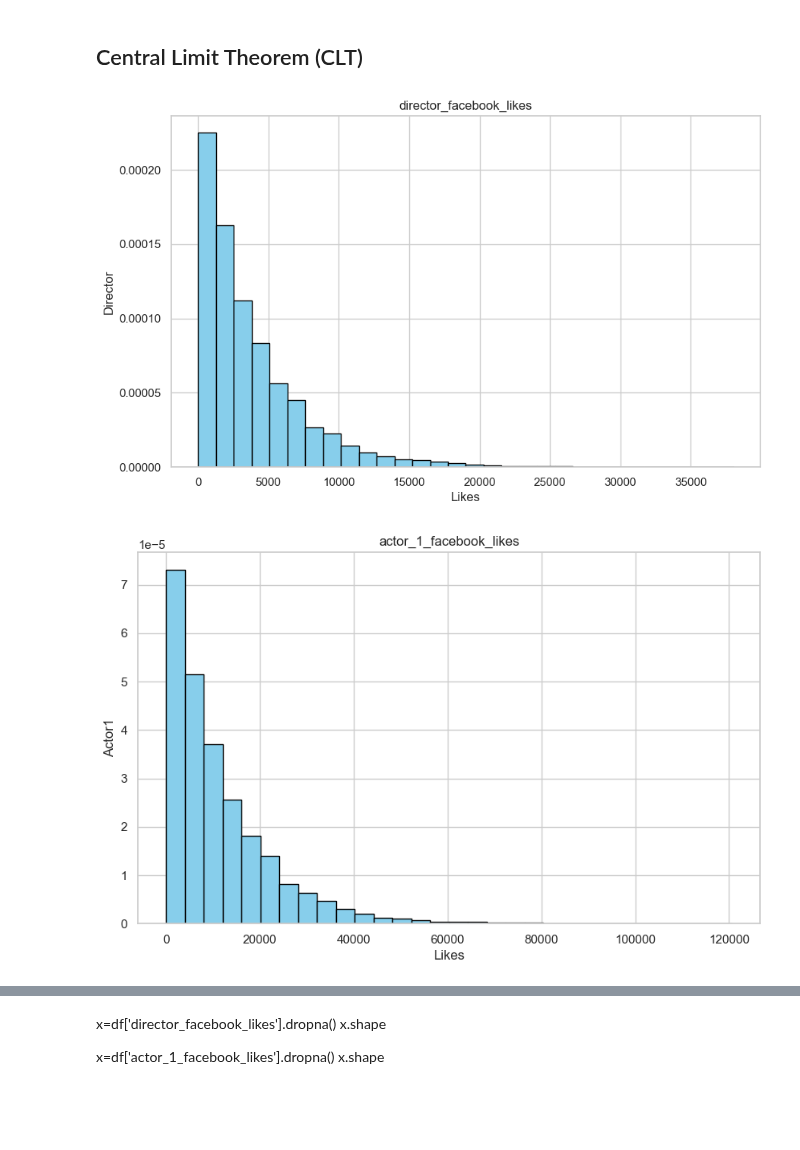
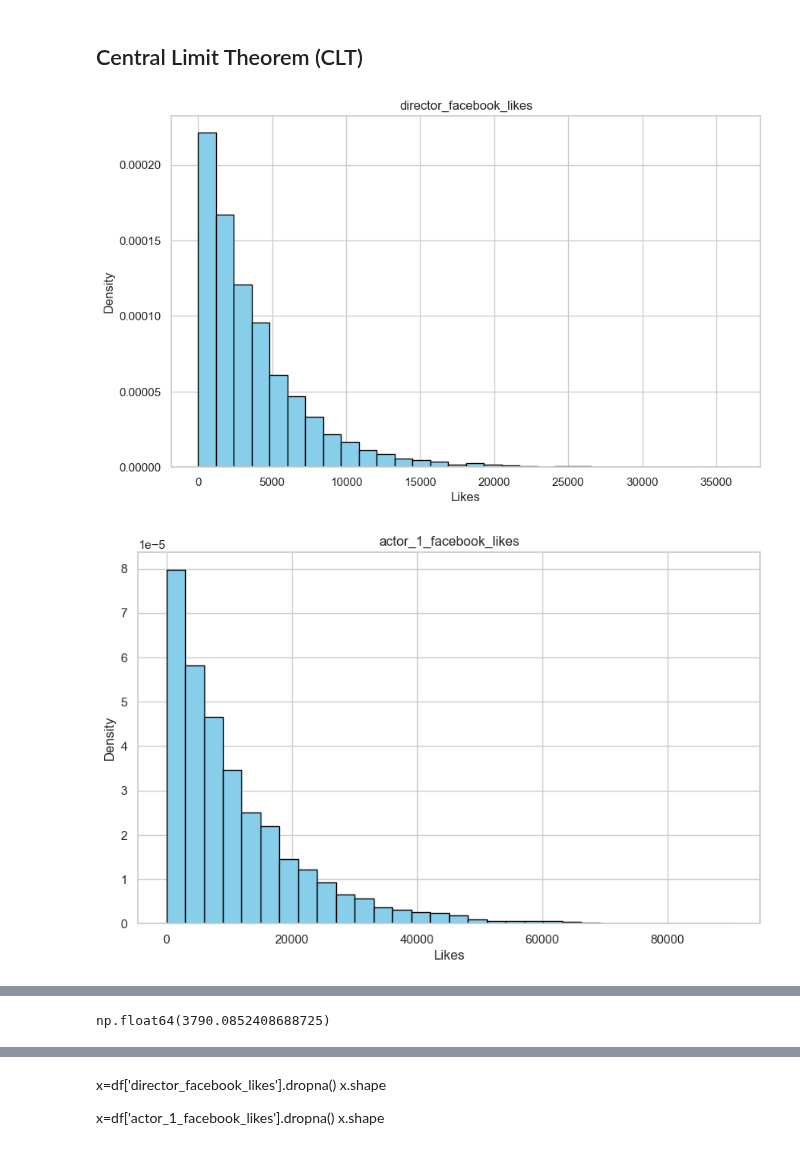
Before and after one commit to 2026362-Silvia/Statistic, a Jupyter notebook: 2026362_SilviaSolanoMarchini_Statistic.ipynb, the cells around one changed output, grey strips where cells are left out. Drawn from its saved outputs; the diff is of its cells as text; code cells hidden in the pictures; blank space fills up the shorter version.

```diff
--- a/2026362_SilviaSolanoMarchini_Statistic.ipynb
+++ b/2026362_SilviaSolanoMarchini_Statistic.ipynb
@@ -1274,28 +1330,28 @@ Name: cast_total_facebook_likes, dtype: Int64
 ## Central Limit Theorem (CLT)
 # %%
 #Define facebook likes parameter
-director_facebook_likes_mean = 1128.0613535736875
-director_facebook_likes_std = 3750.2515259991123
+mean_director_facebook_likes = df["director_facebook_likes"].mean()
+director_facebook_likes_std = df["director_facebook_likes"].std()
 sample_size = 10
 num_samples = 1000
 
-actor_1_facebook_likes_mean = 9776.698817672683
-actor_1_facebook_likes_std = 11382.197686496578
+mean_actor_1_facebook_likes = df["actor_1_facebook_likes"].mean()
+actor_1_facebook_likes_std = df["actor_1_facebook_likes"].std()
 sample_size = 10
 num_samples = 1000
 
-actor_2_facebook_likes_mean = 2874.4825653798257
-actor_2_facebook_likes_std = 5776.938315810571
+mean_actor_2_facebook_likes = df["actor_2_facebook_likes"].mean()
+actor_2_facebook_likes_std = df["actor_2_facebook_likes"].std()
 sample_size = 10
 num_samples = 1000
 
-actor_3_facebook_likes_mean = 1119.8660436137072
-actor_3_facebook_likes_std = 2568.8520401852074
+mean_actor_3_facebook_likes = df["actor_3_facebook_likes"].mean()
+actor_3_facebook_likes_std = df["actor_3_facebook_likes"].std()
 sample_size = 10
 num_samples = 1000
 
-cast_total_facebook_likes_mean = 15042.782202862476
-cast_total_facebook_likes_std = 17862.84452977049
+mean_cast_total_facebook_likes = df["cast_total_facebook_likes"].mean()
+cast_total_facebook_likes_std = df["cast_total_facebook_likes"].std()
 sample_size = 10
 num_samples = 1000
 # %%
@@ -1316,35 +1372,35 @@ cast_total_facebook_likes = np.random.exponential(scale=cast_total_facebook_like
 # %%
 # Plot the distribution of the facebook likes data
 plt.figure(figsize=(10, 6))
 plt.hist(director_facebook_likes, bins=30, density=True, color='skyblue', edgecolor='black')
 plt.title('director_facebook_likes')
 plt.xlabel('Likes')
-plt.ylabel('Director')
+plt.ylabel('Density')
 
 plt.figure(figsize=(10, 6))
 plt.hist(actor_1_facebook_likes, bins=30, density=True, color='skyblue', edgecolor='black')
 plt.title('actor_1_facebook_likes')
 plt.xlabel('Likes')
-plt.ylabel('Actor1')
+plt.ylabel('Density')
 
 plt.figure(figsize=(10, 6))
 plt.hist(actor_2_facebook_likes, bins=30, density=True, color='skyblue', edgecolor='black')
 plt.title('actor_2_facebook_likes')
 plt.xlabel('Likes')
-plt.ylabel('Actor2')
+plt.ylabel('Density')
 
 plt.figure(figsize=(10, 6))
 plt.hist(actor_3_facebook_likes, bins=30, density=True, color='skyblue', edgecolor='black')
 plt.title('actor_3_facebook_likes')
 plt.xlabel('Likes')
-plt.ylabel('Actor3')
+plt.ylabel('Density')
 
 plt.figure(figsize=(10, 6))
 plt.hist(cast_total_facebook_likes, bins=30, density=True, color='skyblue', edgecolor='black')
 plt.title('cast_total_facebook_likes')
 plt.xlabel('Likes')
-plt.ylabel('Cast Total')
+plt.ylabel('Density')
 plt.show()
 # %% [output]
-[figure, old version]
+[figure, new version]
-[figure, old version]
+[figure, new version]
@@ -1353,0 +1417,4 @@ plt.show()
+# %%
+sample_means[0]
+# %% [output]
+np.float64(3790.0852408688725)
```
Also changed, not shown: parts of 51 cells of this notebook.
